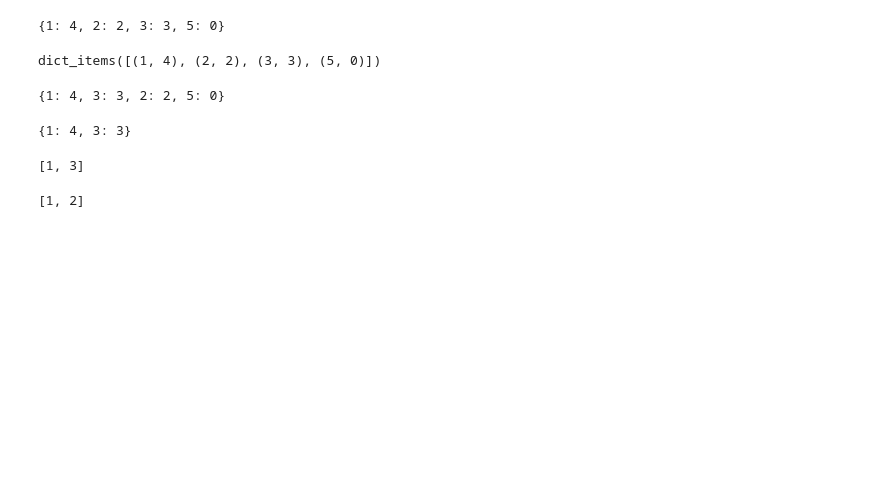
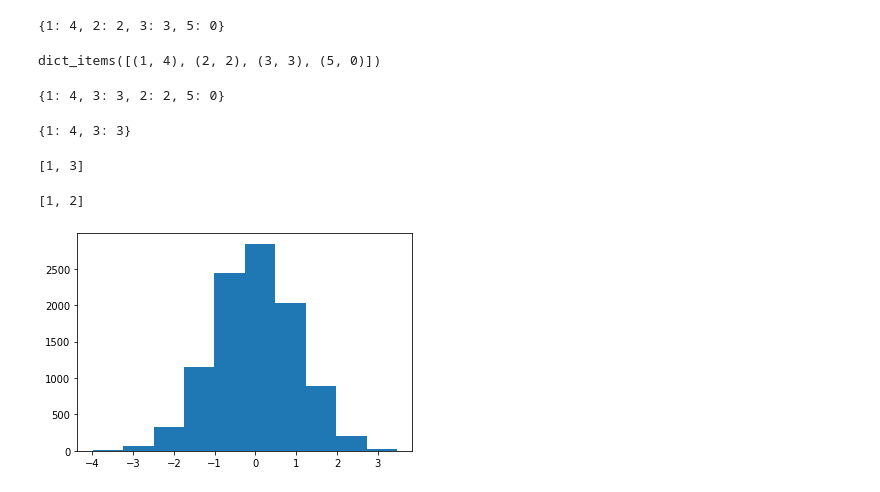
Before and after one commit to yuchild/common_python, a Jupyter notebook: common_python.ipynb, the cells around one changed output. Drawn from its saved outputs; the diff is of its cells as text; code cells hidden in the pictures; blank space fills up the shorter version.

```diff
--- a/common_python.ipynb
+++ b/common_python.ipynb
@@ -1004,3 +1004,18 @@ lst = [1, 2, 3, 2, 1, 2, 5]
 longest_pass(lst)
 # %% [output]
 [1, 2]
+# %%
+def norm(n):
+    """
+    This question was asked by: Google
+
+    Write a function to generate N samples from a normal distribution and plot the histogram.
+    """
+    import numpy as np
+    ndist = np.random.normal(size = n)
+    import matplotlib.pyplot as plt
+    plt.hist(ndist);
+
+norm(10000)
+# %% [output]
+[figure, added]
```
